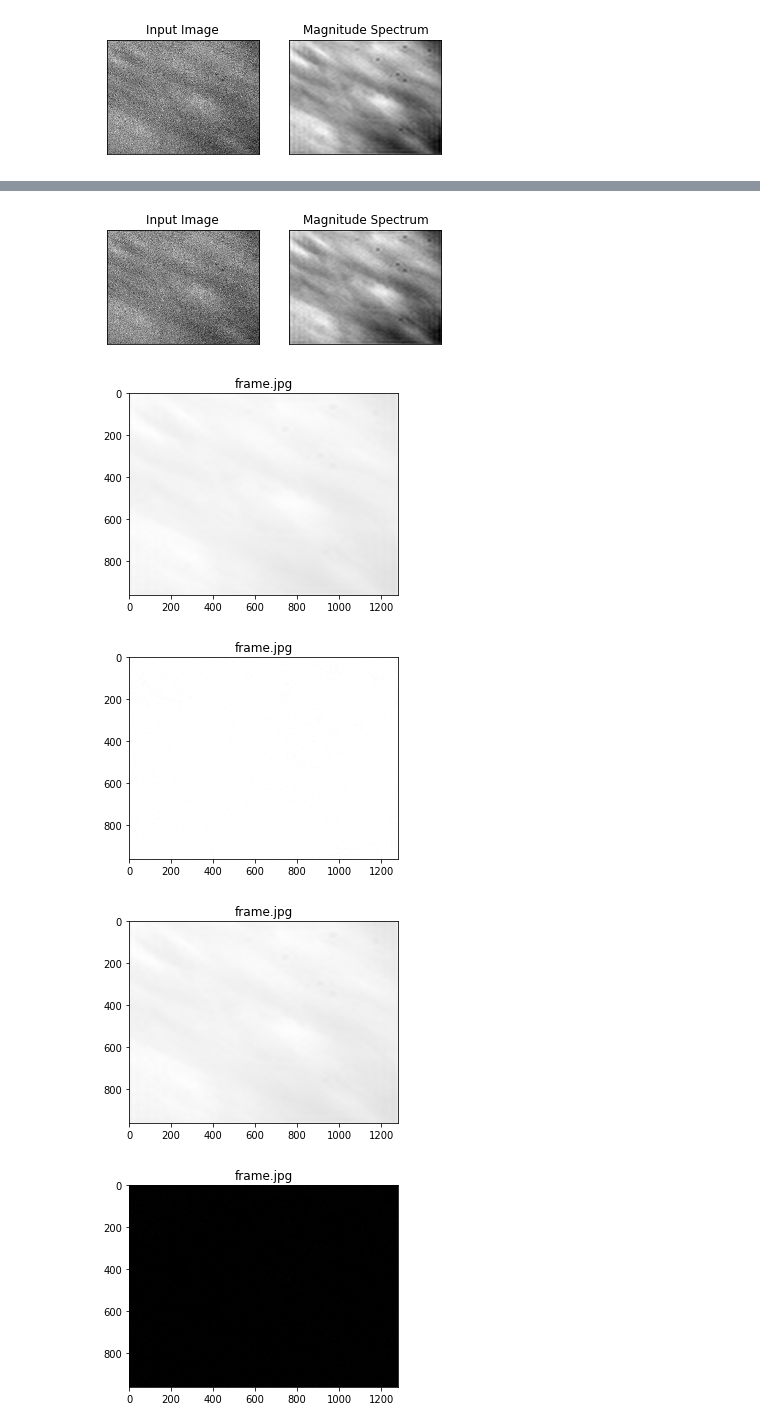
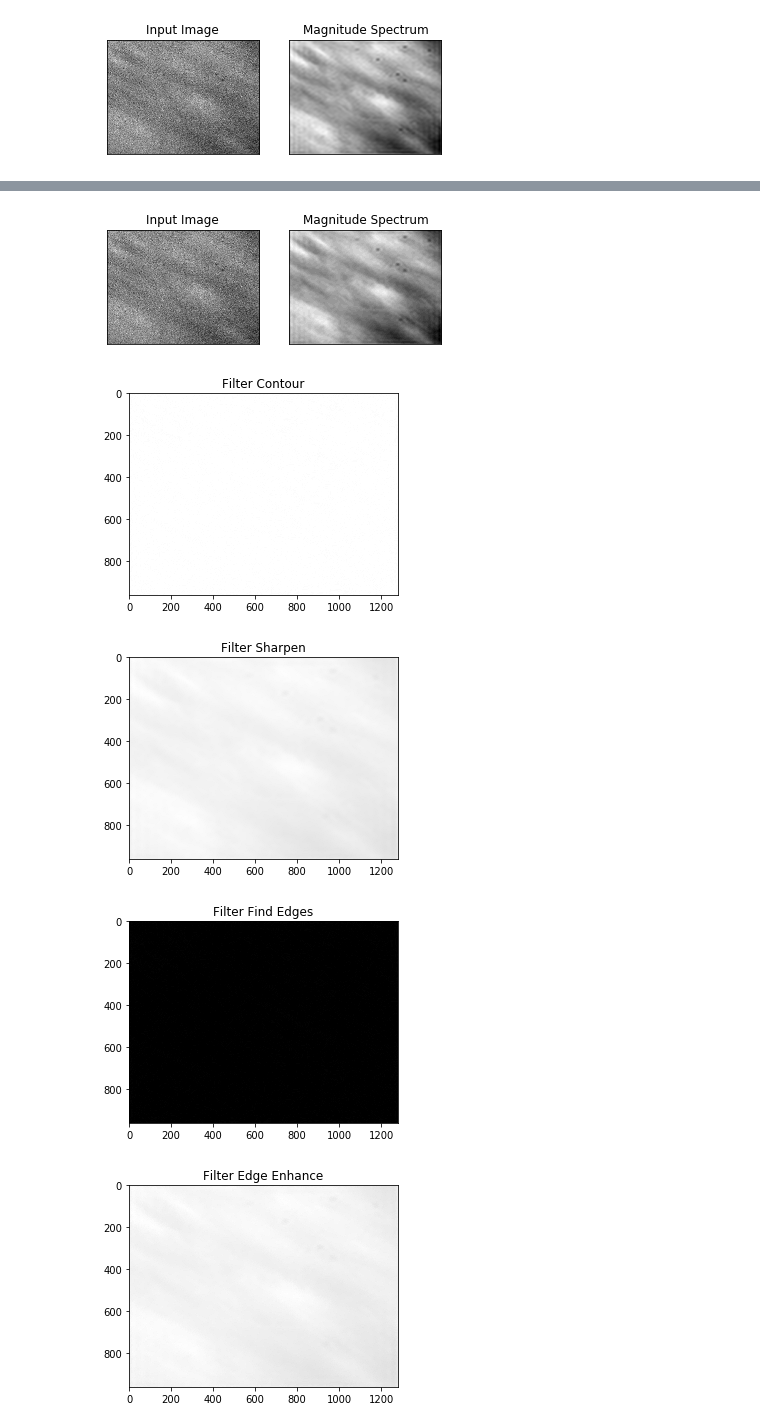
Before and after one commit to mhilmiasyrofi/hilal-detection, a Jupyter notebook: Experiment.ipynb, the cells around one changed output, grey strips where cells are left out. Saved outputs shown, nothing was run; the diff lists cells and outputs as text; code cells hidden in the pictures.

```diff
--- a/Experiment.ipynb
+++ b/Experiment.ipynb
@@ -4,15 +12,3 @@ import numpy as np
 # %%
-im_name = "frame.jpg"
-img = cv2.imread(im_name)
+im_name = "data/frame.jpg"
+img = cv2.imread(im_name, 0)
-# %%
-import matplotlib.pyplot as plt
-# %matplotlib inline
-
-def showImage(img) :
-    fig = plt.figure()
-    ax1 = fig.add_axes((0.1, 0.2, 0.8, 0.7))
-    ax1.set_title(im_name)
-    plt.imshow(img)
-
-
-showImage(img)
@@ -51,11 +56,5 @@ showImage(im7)
 ### Fourier Transform
 # %%
-import numpy as np
-import cv2
-from matplotlib import pyplot as plt
-
-img = cv2.imread('frame.jpg',0)
-
 dft = cv2.dft(np.float32(img),flags = cv2.DFT_COMPLEX_OUTPUT)
 dft_shift = np.fft.fftshift(dft)
 
@@ -94,12 +93,6 @@ plt.show()
 # %%
 from PIL import Image
 from PIL import ImageFilter
-
-print(img)
-print(img.min())
-print(img.max())
-print(img_back.min())
-print(img_back.max())
 
 ## Convert back again
 img_back = img_back.astype(np.float32) / img_back.max() # normalize the data to 0 - 1
@@ -111,8 +104,6 @@ plt.subplot(122),plt.imshow(coba, cmap = 'gray')
 plt.title('Magnitude Spectrum'), plt.xticks([]), plt.yticks([])
 plt.show()
 
-
-
 im = Image.fromarray(coba)
 
 im1 = im.filter(ImageFilter.CONTOUR)
@@ -123,12 +114,11 @@ im5 = im.filter(ImageFilter.EDGE_ENHANCE_MORE)
 im6 = im.filter(ImageFilter.DETAIL)
 im7 = im.filter(ImageFilter.EMBOSS)
 
-showImage(im)
-showImage(im1)
-showImage(im2)
-showImage(im3)
-showImage(im4)
-showImage(im5)
-showImage(im6)
-showImage(im7)
+showImage(im1, "Filter Contour")
+showImage(im2, "Filter Sharpen")
+showImage(im3, "Filter Find Edges")
+showImage(im4, "Filter Edge Enhance")
+showImage(im5, "Filter Edge Enhance More")
+showImage(im6, "Filter Detail")
+showImage(im7, "Filter Emboss")
 # %% [output]
@@ -146,5 +125,5 @@ showImage(im7)
 [figure]
-[figure, old version]
+[figure, new version]
-[figure, old version]
+[figure, new version]
-[figure, old version]
+[figure, new version]
-[figure, old version]
+[figure, new version]
```
Also changed, not shown: parts of 10 cells of this notebook.
